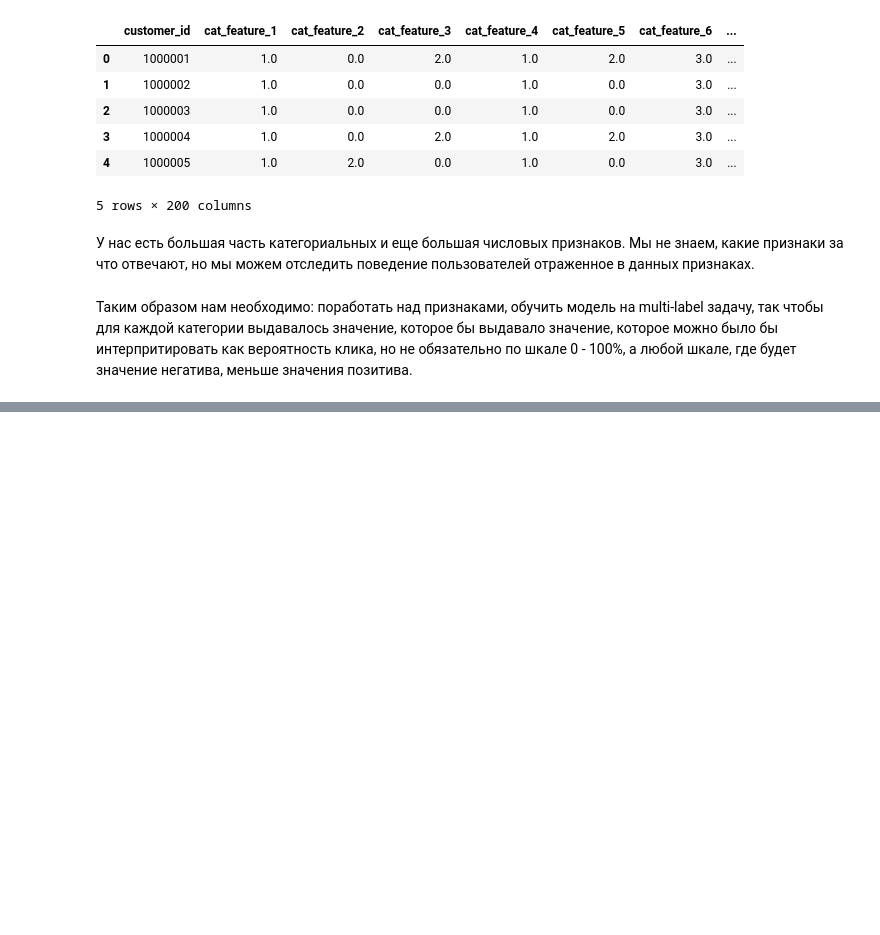
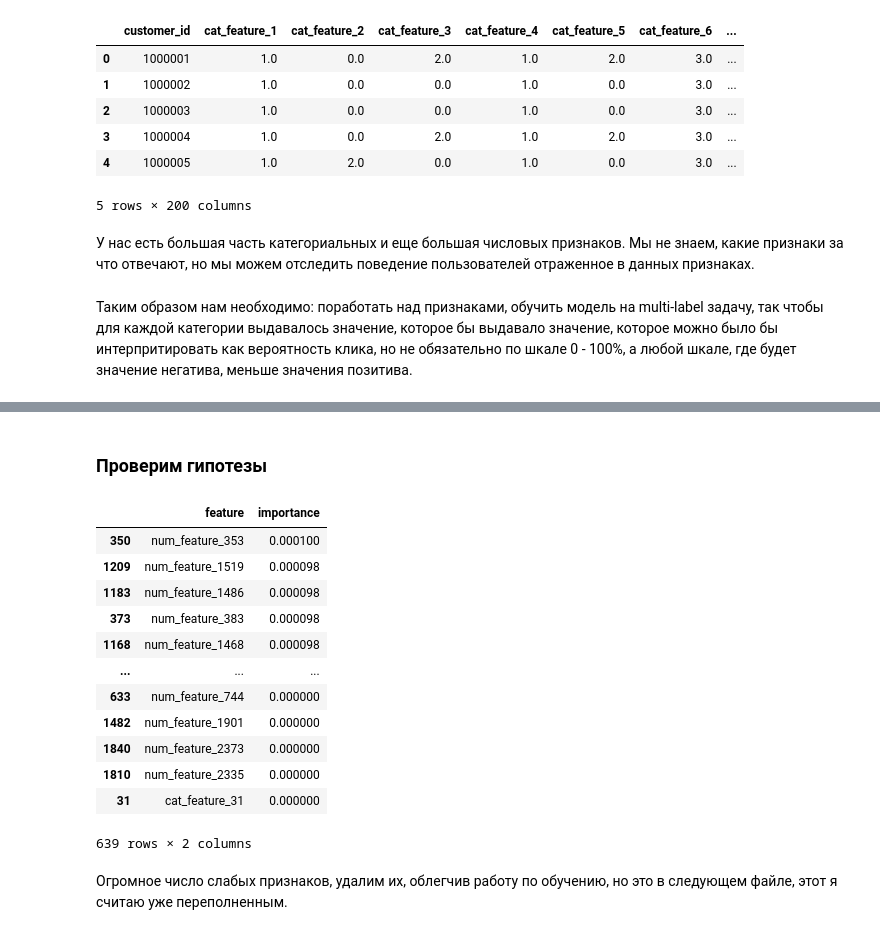
Before and after one commit to Mister-0-Zero/kiberPolka, a Jupyter notebook: research.ipynb, the cells around one changed output, grey strips where cells are left out. Saved outputs shown, nothing was run; the diff lists cells and outputs as text; code cells hidden in the pictures; blank space fills up the shorter version.

```diff
--- a/research.ipynb
+++ b/research.ipynb
@@ -41,0 +379,13 @@ train_m.head()
+# %%
+train_x, val_x, train_y, val_y = train_test_split(train_, train_t, test_size=0.2, random_state=42)
+# %%
+cat_cols_ = list(train_.columns[train_.columns.str.startswith("cat")])
+# %%
+scores = []
+for target in target_cols:
+    train_y_ = train_y[target]
+    val_y_ = val_y[target]
+    score = loading_unloading_wrapper(Path(f"{path_save_model_with_extra_feature}{target}.pkl"), study_model_all_feature, params, train_y_, val_y_, cat_cols = cat_cols_)
+    scores.append(score)
+
+print(f"Macro_average: {sum(scores) / len(scores)}")
@@ -41,0 +410,26 @@ train_m.head()
+# %% [markdown]
+### Проверим гипотезы
+# %%
+paths = []
+for target in target_cols:
+    paths.append(f"{path_save_model_with_extra_feature}{target}.pkl")
+
+feature_imp_t = all_feature_importance(paths)
+# %%
+feature_imp_t[feature_imp_t["importance"] < 0.0001]
+# %% [output]
+|  | feature | importance |
+| 350 | num_feature_353 | 0.000100 |
+| 1209 | num_feature_1519 | 0.000098 |
+| 1183 | num_feature_1486 | 0.000098 |
+| 373 | num_feature_383 | 0.000098 |
+| 1168 | num_feature_1468 | 0.000098 |
+| ... | ... | ... |
+| 633 | num_feature_744 | 0.000000 |
+| 1482 | num_feature_1901 | 0.000000 |
+| 1840 | num_feature_2373 | 0.000000 |
+| 1810 | num_feature_2335 | 0.000000 |
+| 31 | cat_feature_31 | 0.000000 |
+639 rows × 2 columns
+# %% [markdown]
+Огромное число слабых признаков, удалим их, облегчив работу по обучению, но это в следующем файле, этот я считаю уже переполненным.
```
Also changed, not shown: parts of 57 cells of this notebook.
